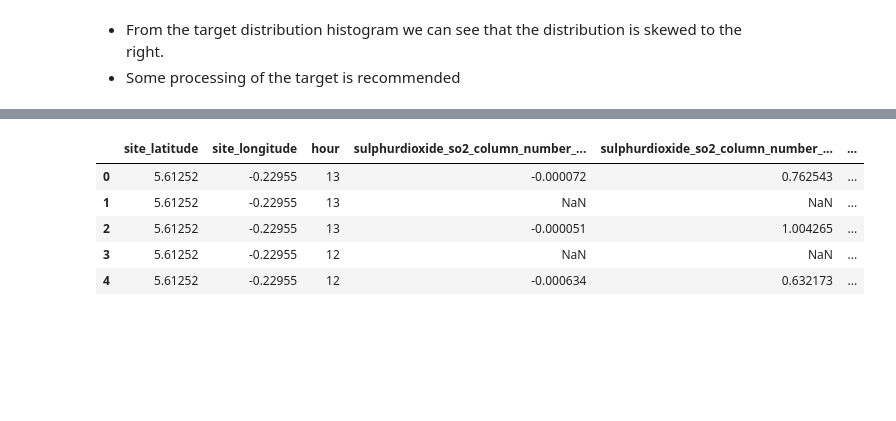
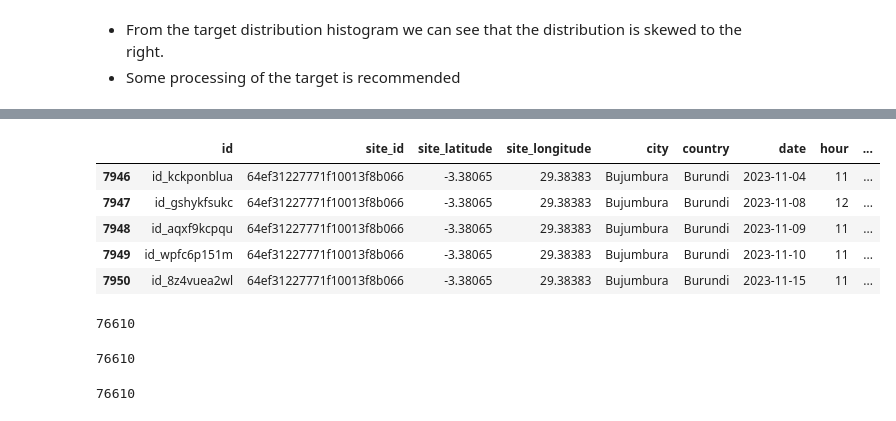
Before and after one commit to ilyesrezgui/AirQo-African-Air-Quality, a Jupyter notebook: Model.ipynb, the cells around one changed output, grey strips where cells are left out. Saved outputs shown, nothing was run; the diff lists cells and outputs as text; code cells hidden in the pictures; blank space fills up the shorter version.

```diff
--- a/Model.ipynb
+++ b/Model.ipynb
@@ -107,0 +82,11 @@ plt.show()
+# %%
+
+train = train.sort_values(by=['city','date'])
+train.head()
+# %% [output]
+|  | id | site_id | site_latitude | site_longitude | city | country | date | hour | ... |
+| 7946 | id_kckponblua | 64ef31227771f10013f8b066 | -3.38065 | 29.38383 | Bujumbura | Burundi | 2023-11-04 | 11 | ... |
+| 7947 | id_gshykfsukc | 64ef31227771f10013f8b066 | -3.38065 | 29.38383 | Bujumbura | Burundi | 2023-11-08 | 12 | ... |
+| 7948 | id_aqxf9kcpqu | 64ef31227771f10013f8b066 | -3.38065 | 29.38383 | Bujumbura | Burundi | 2023-11-09 | 11 | ... |
+| 7949 | id_wpfc6p151m | 64ef31227771f10013f8b066 | -3.38065 | 29.38383 | Bujumbura | Burundi | 2023-11-10 | 11 | ... |
+| 7950 | id_8z4vuea2wl | 64ef31227771f10013f8b066 | -3.38065 | 29.38383 | Bujumbura | Burundi | 2023-11-15 | 11 | ... |
@@ -108,14 +121,28 @@ plt.show()
+# %%
+null_values_total = train.isnull().sum().sum()
+print(null_values_total)
+# %% [output]
+76610
+# %%
+null_values_total = train.isnull().sum().sum()
+print(null_values_total)
+# %% [output]
+76610
+# %%
+
+
+train_num_df = train.select_dtypes(include=['number'])
+test_num_df =test.select_dtypes(include=['number'])
+
+null_values_total = train_num_df.isnull().sum().sum()
+print(null_values_total)
+# %% [output]
+76610
 # %%
 # Select X and y features for modelling
+train_num_df = train.select_dtypes(include=['number'])
+test_num_df =test.select_dtypes(include=['number'])
 X = train_num_df.drop('pm2_5', axis = 1)
 y = train.pm2_5
 
 test_df = test_num_df[X.columns]
-test_df.head()
-# %% [output]
-|  | site_latitude | site_longitude | hour | sulphurdioxide_so2_column_number_... | sulphurdioxide_so2_column_number_... | ... |
-| 0 | 5.61252 | -0.22955 | 13 | -0.000072 | 0.762543 | ... |
-| 1 | 5.61252 | -0.22955 | 13 | NaN | NaN | ... |
-| 2 | 5.61252 | -0.22955 | 13 | -0.000051 | 1.004265 | ... |
-| 3 | 5.61252 | -0.22955 | 12 | NaN | NaN | ... |
-| 4 | 5.61252 | -0.22955 | 12 | -0.000634 | 0.632173 | ... |
```
Also changed, not shown: parts of 21 cells of this notebook.
